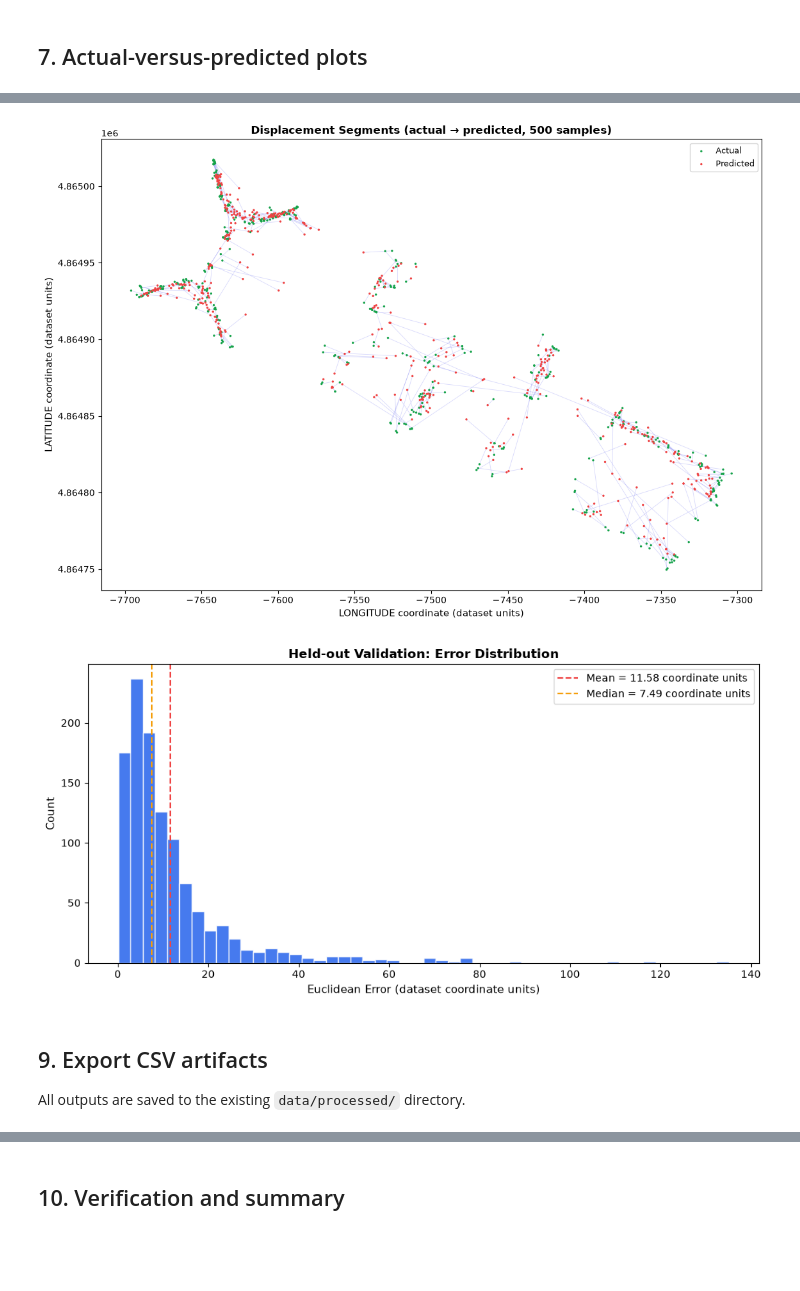
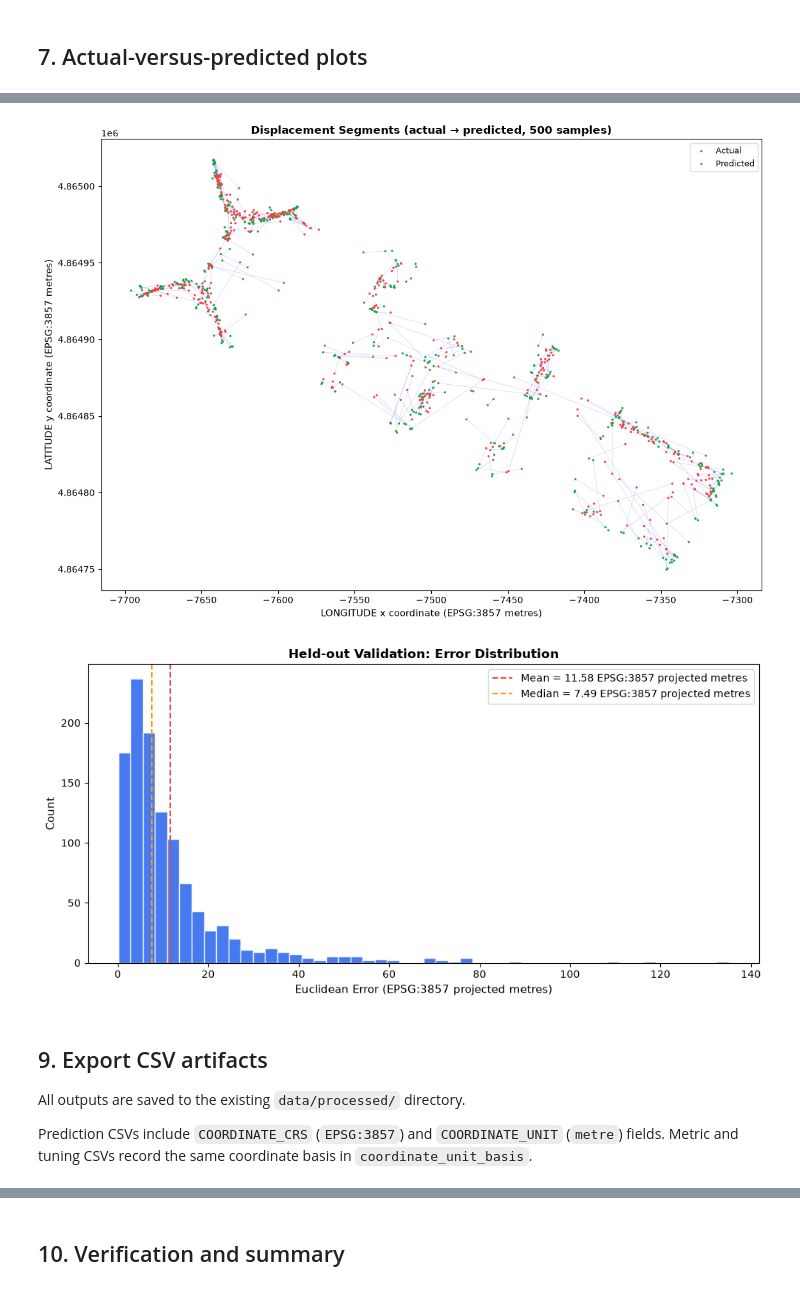
Before and after one commit to krishiv274/Signal2Space, a Jupyter notebook: Machine Learning Pipeline/ML_04_coordinate_regression.ipynb, the cells around one changed output, grey strips where cells are left out. Drawn from its saved outputs; the diff is of its cells as text; code cells hidden in the pictures; blank space fills up the shorter version.

Commit message:
Update coordinate unit basis to EPSG:3857 projected

```diff
--- a/Machine Learning Pipeline/ML_04_coordinate_regression.ipynb
+++ b/Machine Learning Pipeline/ML_04_coordinate_regression.ipynb
@@ -222,11 +234,11 @@ def compute_metrics(y_true, y_pred, target_names=TARGET_COLUMNS):
     Returns
     -------
     dict with keys:
-      - 'mae_<col>' : Mean Absolute Error for each target column (dataset coordinate units)
-      - 'mean_euclidean_error' : Mean of sqrt((Δlon)² + (Δlat)²)  (dataset coordinate units)
-      - 'median_euclidean_error' : Median Euclidean distance (dataset coordinate units)
-      - 'p75_euclidean_error' : 75th percentile Euclidean distance (dataset coordinate units)
-      - 'p95_euclidean_error' : 95th percentile Euclidean distance (dataset coordinate units)
+      - 'mae_<col>' : Mean Absolute Error for each target column (EPSG:3857 projected metres)
+      - 'mean_euclidean_error' : Mean of sqrt((Δlon)² + (Δlat)²)  (EPSG:3857 projected metres)
+      - 'median_euclidean_error' : Median Euclidean distance (EPSG:3857 projected metres)
+      - 'p75_euclidean_error' : 75th percentile Euclidean distance (EPSG:3857 projected metres)
+      - 'p95_euclidean_error' : 95th percentile Euclidean distance (EPSG:3857 projected metres)
     """
     result = {}
     for i, col in enumerate(target_names):
@@ -244,7 +256,7 @@ baseline_metrics = compute_metrics(y_ival, y_ival_pred_base)
 print("\nBaseline — Internal Validation Metrics")
 print("="*50)
 for k, v in baseline_metrics.items():
-    print(f"  {k:30s}: {v:10.4f} dataset coordinate units")
+    print(f"  {k:30s}: {v:10.4f} EPSG:3857 projected metres")
 # %% [output]
 Baseline Random Forest fitted.
 
@@ -308,7 +319,7 @@ for i, params in enumerate(PARAM_GRID):
           f"depth={str(params['max_depth']):>4s}  "
           f"leaf={params['min_samples_leaf']}  "
           f"max_feat={str(params['max_features']):>4s}  "
-          f"→ mean_euclid={metrics['mean_euclidean_error']:.2f} coordinate units")
+          f"→ mean_euclid={metrics['mean_euclidean_error']:.2f} EPSG:3857 projected metres")
 
 tuning_df = pd.DataFrame(tuning_results)
 tuning_df = tuning_df.sort_values("mean_euclidean_error").reset_index(drop=True)
@@ -546,8 +556,8 @@ ax.scatter(y_heldout[idx, 0], y_heldout[idx, 1], s=6, c="#16a34a",
 ax.scatter(y_heldout_pred[idx, 0], y_heldout_pred[idx, 1], s=6, c="#ef4444",
            label="Predicted", zorder=3, edgecolors="none")
 
-ax.set_xlabel("LONGITUDE coordinate (dataset units)", fontsize=11)
-ax.set_ylabel("LATITUDE coordinate (dataset units)", fontsize=11)
+ax.set_xlabel("LONGITUDE x coordinate (EPSG:3857 metres)", fontsize=11)
+ax.set_ylabel("LATITUDE y coordinate (EPSG:3857 metres)", fontsize=11)
 ax.set_title(f"Displacement Segments (actual → predicted, {n_show} samples)",
              fontsize=12, fontweight="bold")
 ax.legend(fontsize=9)
@@ -555,32 +565,34 @@ ax.set_aspect("equal", adjustable="box")
 fig.tight_layout()
 plt.show()
 # %% [output]
-[figure, old version]
+[figure, new version]
 # %%
 # ── 8c. Error distribution histogram ─────────────────────────────────
 
 fig, ax = plt.subplots(figsize=(10, 5))
 ax.hist(euclidean_errors, bins=50, color="#2563eb", edgecolor="white",
         alpha=0.85)
 ax.axvline(heldout_metrics["mean_euclidean_error"], color="#ef4444",
            linestyle="--", linewidth=1.5,
-           label=f"Mean = {heldout_metrics['mean_euclidean_error']:.2f} coordinate units")
+           label=f"Mean = {heldout_metrics['mean_euclidean_error']:.2f} EPSG:3857 projected metres")
 ax.axvline(heldout_metrics["median_euclidean_error"], color="#f59e0b",
            linestyle="--", linewidth=1.5,
-           label=f"Median = {heldout_metrics['median_euclidean_error']:.2f} coordinate units")
-ax.set_xlabel("Euclidean Error (dataset coordinate units)", fontsize=11)
+           label=f"Median = {heldout_metrics['median_euclidean_error']:.2f} EPSG:3857 projected metres")
+ax.set_xlabel("Euclidean Error (EPSG:3857 projected metres)", fontsize=11)
 ax.set_ylabel("Count", fontsize=11)
 ax.set_title("Held-out Validation: Error Distribution", fontsize=12,
              fontweight="bold")
 ax.legend(fontsize=10)
 fig.tight_layout()
 plt.show()
 # %% [output]
-[figure, old version]
+[figure, new version]
 # %% [markdown]
 ## 9. Export CSV artifacts
 
 All outputs are saved to the existing `data/processed/` directory.
+
+Prediction CSVs include `COORDINATE_CRS` (`EPSG:3857`) and `COORDINATE_UNIT` (`metre`) fields. Metric and tuning CSVs record the same coordinate basis in `coordinate_unit_basis`.
 # %%
 # ── 9a. Heldout predictions CSV ──────────────────────────────────────
 
```
Also changed, not shown: parts of 18 cells of this notebook, 4 other files.
